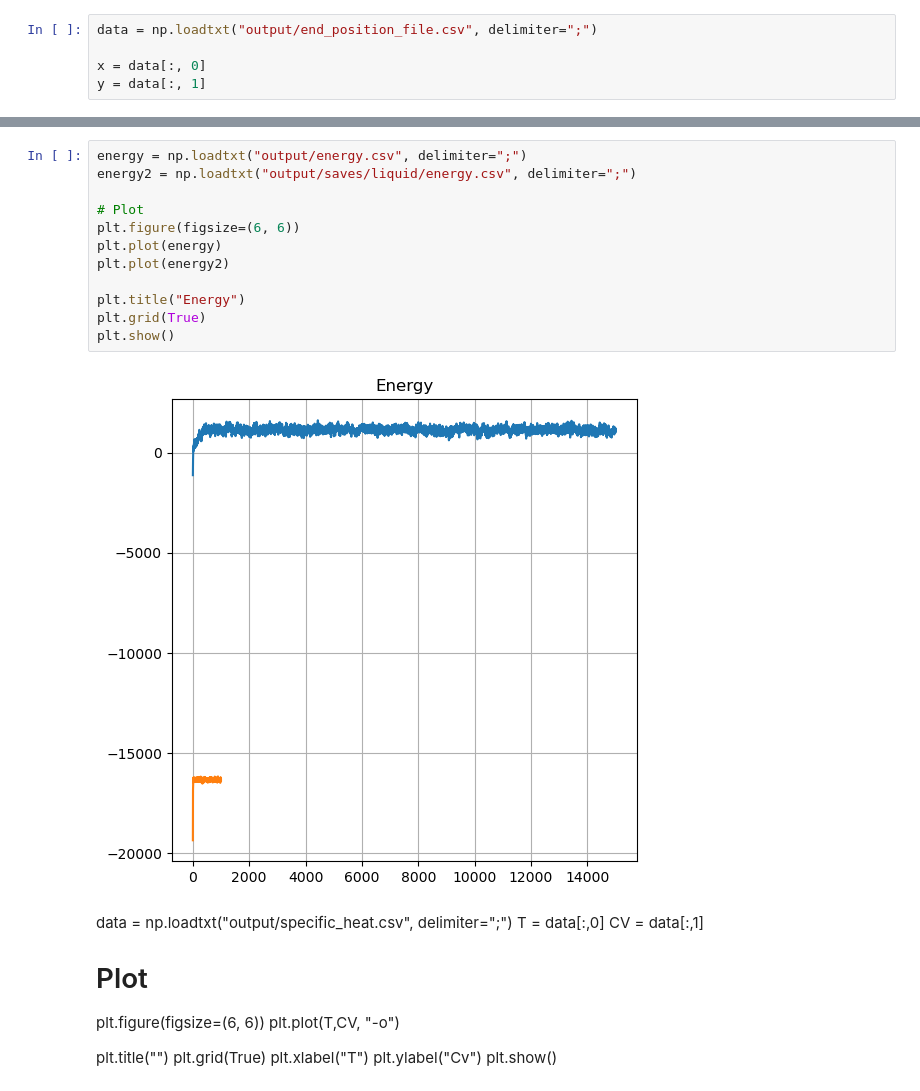
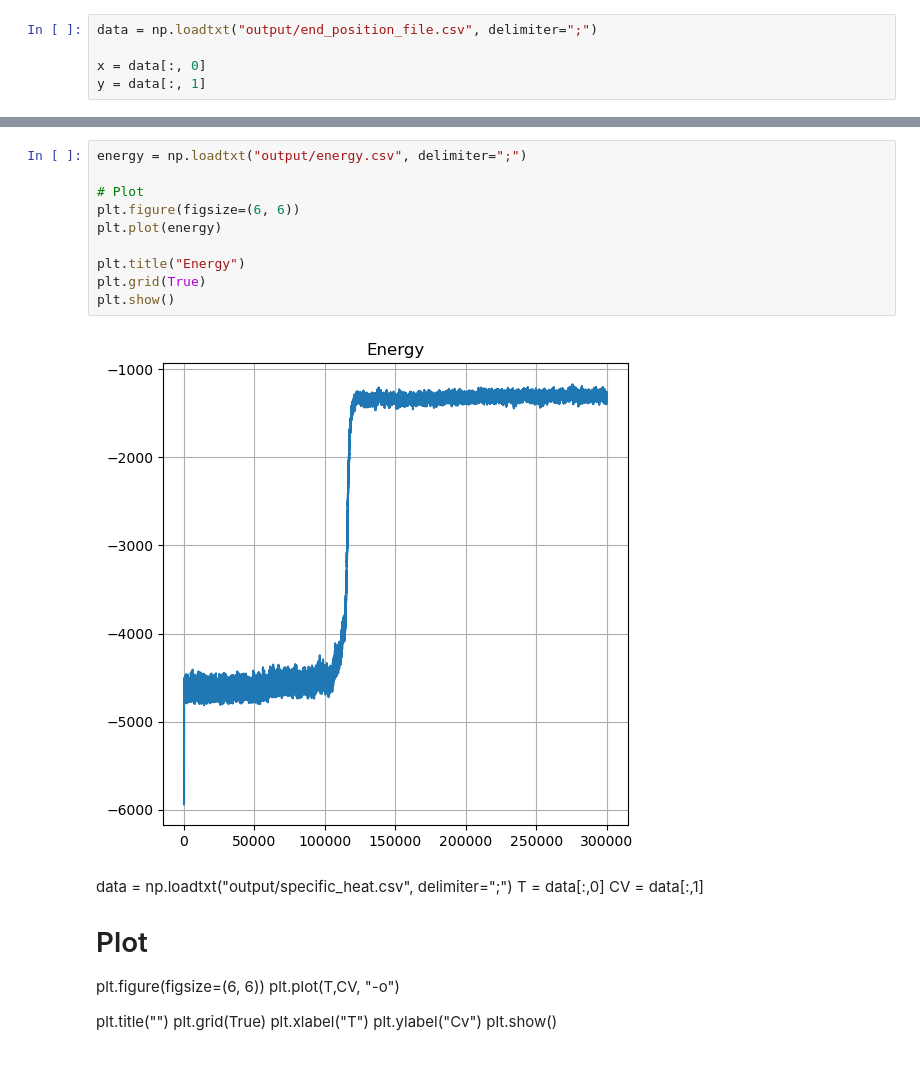
Before and after one commit to Sparisi01/montecarlo_particles_simulation, a Jupyter notebook: data_analysis.ipynb, the cells around one changed output, grey strips where cells are left out. Drawn from its saved outputs; the diff is of its cells as text.

```diff
--- a/data_analysis.ipynb
+++ b/data_analysis.ipynb
@@ -77,17 +77,15 @@ plt.show()
 # %%
 energy = np.loadtxt("output/energy.csv", delimiter=";")
-energy2 = np.loadtxt("output/saves/liquid/energy.csv", delimiter=";")
 
 # Plot
 plt.figure(figsize=(6, 6))
 plt.plot(energy)
-plt.plot(energy2)
 
 plt.title("Energy")
 plt.grid(True)
 plt.show()
 # %% [output]
-[figure, old version]
+[figure, new version]
 # %% [markdown]
 data = np.loadtxt("output/specific_heat.csv", delimiter=";")
 T = data[:,0]
```
Also changed, not shown: parts of 6 cells of this notebook, 16 other files.
